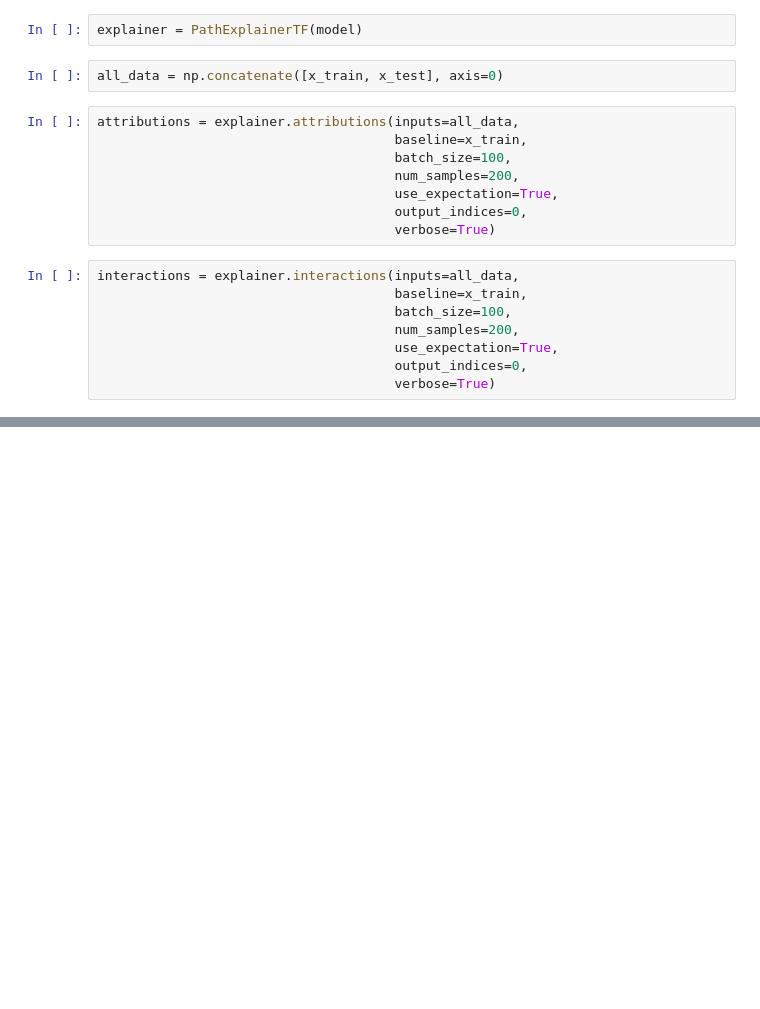
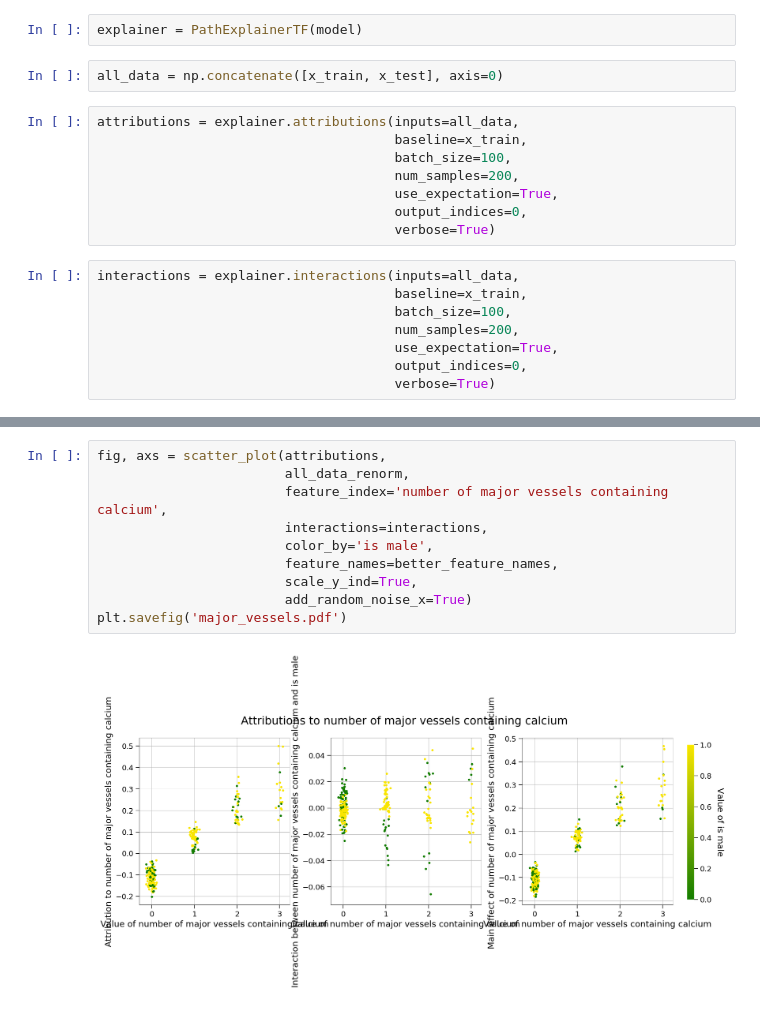
Before and after one commit to suinleelab/path_explain, a Jupyter notebook: examples/tabular/heart_disease/attributions.ipynb, the cells around one changed output, grey strips where cells are left out. Saved outputs shown, nothing was run; the diff lists cells and outputs as text; blank space fills up the shorter version.

```diff
--- a/examples/tabular/heart_disease/attributions.ipynb
+++ b/examples/tabular/heart_disease/attributions.ipynb
@@ -71,0 +175,12 @@ summary_plot(attributions,
+# %%
+fig, axs = scatter_plot(attributions,
+                        all_data_renorm,
+                        feature_index='number of major vessels containing calcium',
+                        interactions=interactions,
+                        color_by='is male',
+                        feature_names=better_feature_names,
+                        scale_y_ind=True,
+                        add_random_noise_x=True)
+plt.savefig('major_vessels.pdf')
+# %% [output]
+[figure, added]
```
Also changed, not shown: parts of 24 cells of this notebook, 14 other files.
